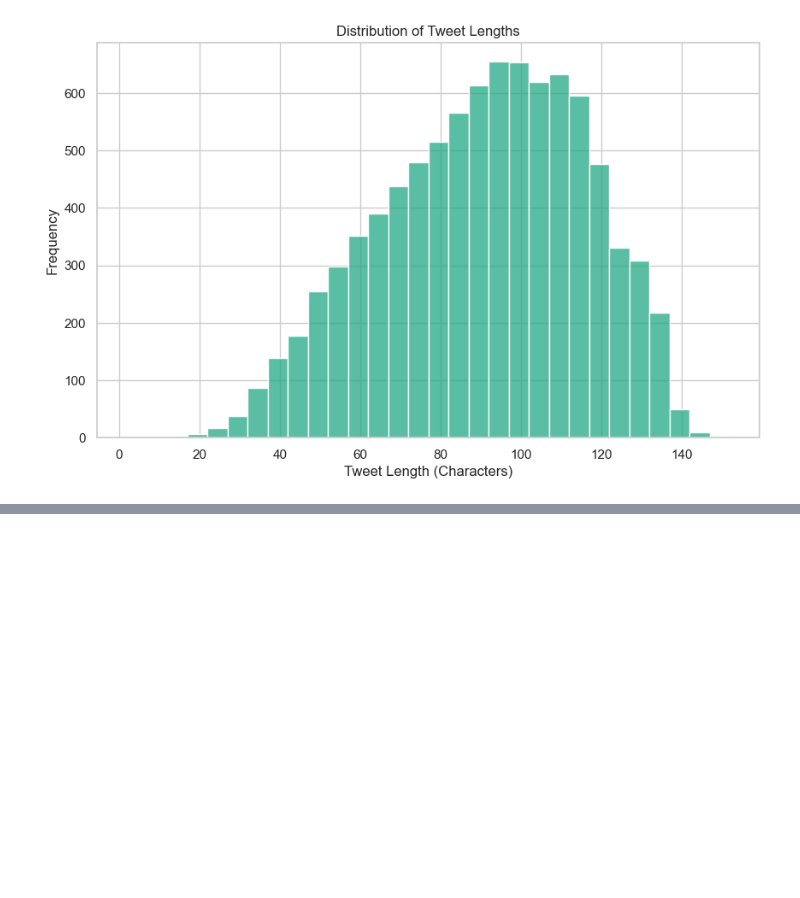
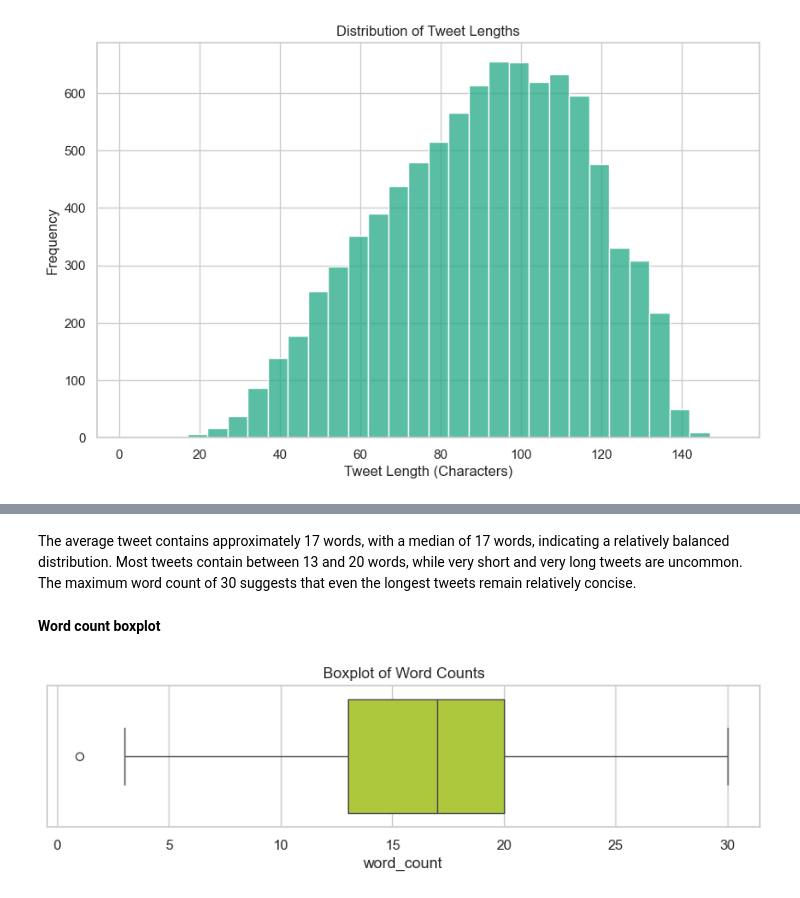
Before and after one commit to byegond-beep/Consumer-Sentiment-Analysis-of-Apple-and-Google-Products-Using-Natural-Language-Processing, a Jupyter notebook: Consumer-Sentiment-Analysis-of-Apple-and-Google-Products-Using-NLP.ipynb, the cells around one changed output, grey strips where cells are left out. Saved outputs shown, nothing was run; the diff lists cells and outputs as text; code cells hidden in the pictures; blank space fills up the shorter version.

```diff
--- a/Consumer-Sentiment-Analysis-of-Apple-and-Google-Products-Using-NLP.ipynb
+++ b/Consumer-Sentiment-Analysis-of-Apple-and-Google-Products-Using-NLP.ipynb
@@ -765,0 +759,9 @@ plt.show()
+# %%
+# Create word count feature
+
+df['word_count'] = df['tweet'].apply(
+    lambda x: len(str(x).split())
+)
+
+# Preview
+df[['tweet', 'word_count']].head()
@@ -765,0 +791,17 @@ plt.show()
+# %% [markdown]
+The average tweet contains approximately 17 words, with a median of 17 words, indicating a relatively balanced distribution. Most tweets contain between 13 and 20 words, while very short and very long tweets are uncommon. The maximum word count of 30 suggests that even the longest tweets remain relatively concise.
+# %% [markdown]
+**Word count boxplot**
+# %%
+plt.figure(figsize=(10,2))
+
+sns.boxplot(
+    x=df['word_count'],
+    color=plt.cm.viridis(0.9)
+)
+
+plt.title('Boxplot of Word Counts')
+
+plt.show()
+# %% [output]
+[figure, added]
```
Also changed, not shown: parts of 30 cells of this notebook.
